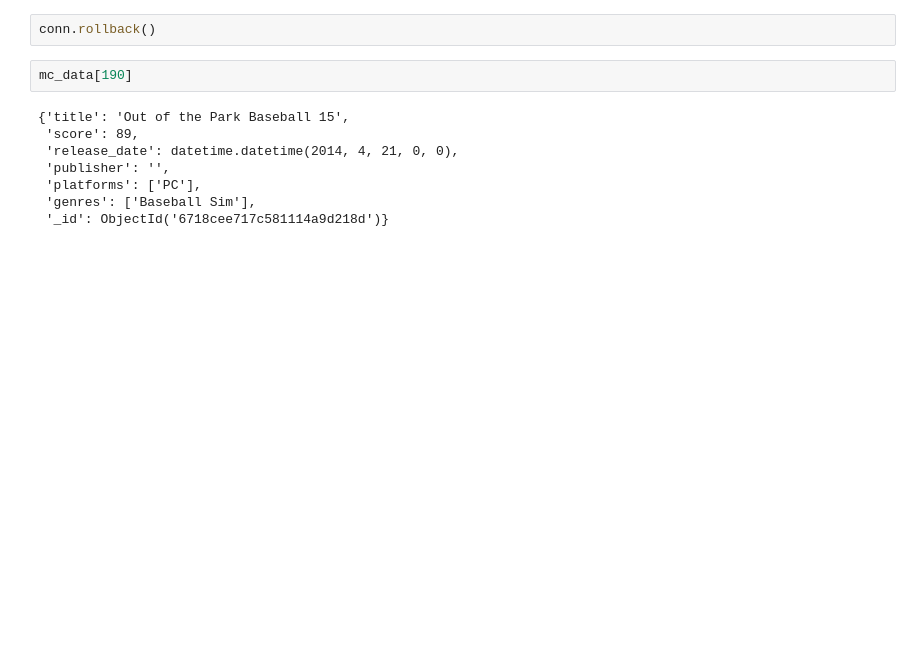
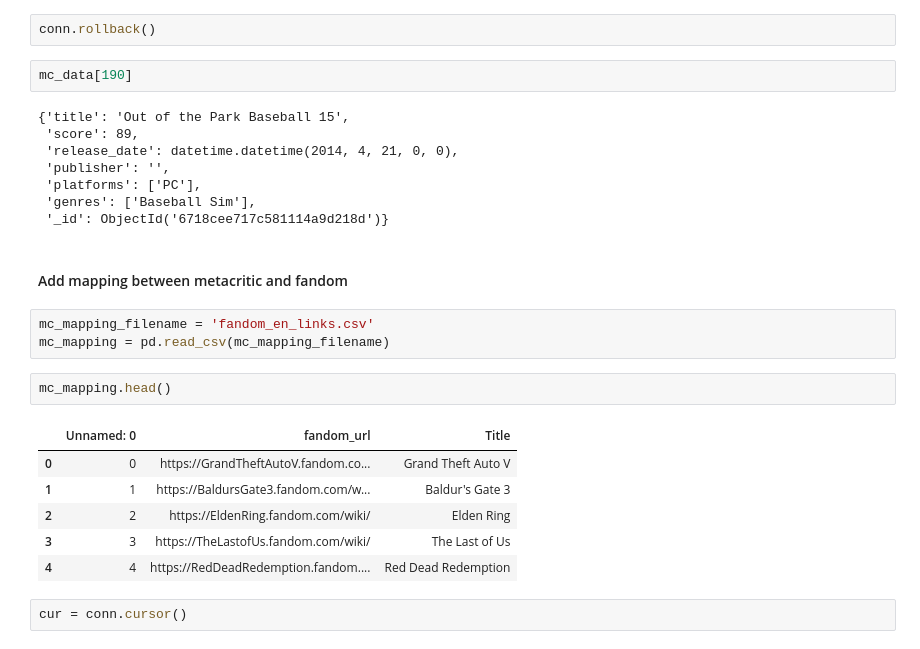
Before and after one commit to mokrota21/GameOntologyProject, a Jupyter notebook: write_to_db.ipynb, the cells around one changed output. Drawn from its saved outputs; the diff is of its cells as text; blank space fills up the shorter version.

```diff
--- a/write_to_db.ipynb
+++ b/write_to_db.ipynb
@@ -176,3 +177,19 @@ mc_data[190]
  'platforms': ['PC'],
  'genres': ['Baseball Sim'],
  '_id': ObjectId('6718cee717c581114a9d218d')}
+# %% [markdown]
+#### Add mapping between metacritic and fandom
+# %%
+mc_mapping_filename = 'fandom_en_links.csv'
+mc_mapping = pd.read_csv(mc_mapping_filename)
+# %%
+mc_mapping.head()
+# %% [output]
+|  | Unnamed: 0 | fandom_url | Title |
+| 0 | 0 | https://GrandTheftAutoV.fandom.co... | Grand Theft Auto V |
+| 1 | 1 | https://BaldursGate3.fandom.com/w... | Baldur's Gate 3 |
+| 2 | 2 | https://EldenRing.fandom.com/wiki/ | Elden Ring |
+| 3 | 3 | https://TheLastofUs.fandom.com/wiki/ | The Last of Us |
+| 4 | 4 | https://RedDeadRedemption.fandom.... | Red Dead Redemption |
+# %%
+cur = conn.cursor()
```
Also changed, not shown: parts of 3 cells of this notebook, 8 other files.
